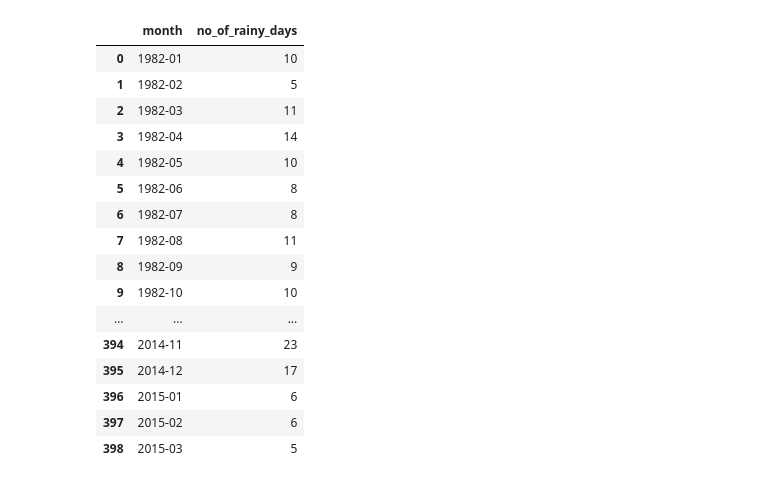
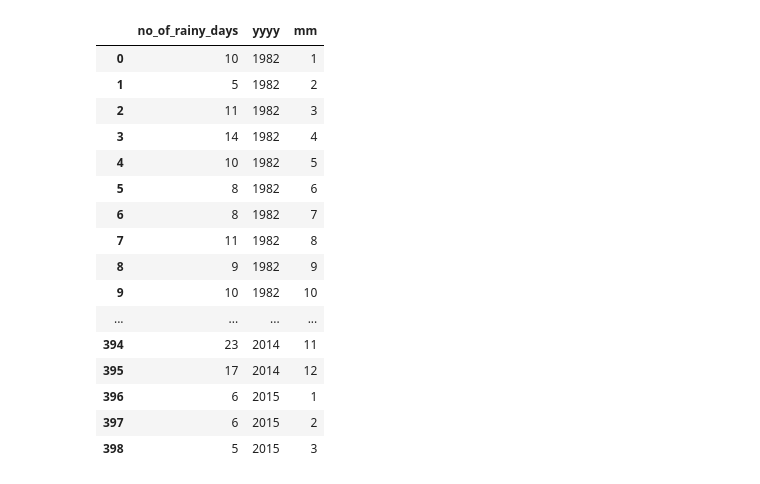
Before and after one commit to AlitheiaDeus/SiT_2301046, a Jupyter notebook: SE/ProblemChild.ipynb, the cells around one changed output. Saved outputs shown, nothing was run; the diff lists cells and outputs as text; code cells hidden in the pictures.

```diff
--- a/SE/ProblemChild.ipynb
+++ b/SE/ProblemChild.ipynb
@@ -9,22 +10,32 @@ pd.set_option('display.max_columns', None)
 # %%
 df = pd.read_csv('RainfallMonthlyNumberofRainDays.csv')
 
+# display(df)
+
+df[['yyyy', 'mm']] = df['month'].str.split('-', expand=True)
+
+del df['month']
+
+df['yyyy'] = df['yyyy'].astype(int)
+df['mm'] = df['mm'].astype(int)
+df['no_of_rainy_days'] = df['no_of_rainy_days'].astype(int)
+
 display(df)
 # %% [output]
-|  | month | no_of_rainy_days |
-| 0 | 1982-01 | 10 |
-| 1 | 1982-02 | 5 |
-| 2 | 1982-03 | 11 |
-| 3 | 1982-04 | 14 |
-| 4 | 1982-05 | 10 |
-| 5 | 1982-06 | 8 |
-| 6 | 1982-07 | 8 |
-| 7 | 1982-08 | 11 |
-| 8 | 1982-09 | 9 |
-| 9 | 1982-10 | 10 |
-| ... | ... | ... |
-| 394 | 2014-11 | 23 |
-| 395 | 2014-12 | 17 |
-| 396 | 2015-01 | 6 |
-| 397 | 2015-02 | 6 |
-| 398 | 2015-03 | 5 |
+|  | no_of_rainy_days | yyyy | mm |
+| 0 | 10 | 1982 | 1 |
+| 1 | 5 | 1982 | 2 |
+| 2 | 11 | 1982 | 3 |
+| 3 | 14 | 1982 | 4 |
+| 4 | 10 | 1982 | 5 |
+| 5 | 8 | 1982 | 6 |
+| 6 | 8 | 1982 | 7 |
+| 7 | 11 | 1982 | 8 |
+| 8 | 9 | 1982 | 9 |
+| 9 | 10 | 1982 | 10 |
+| ... | ... | ... | ... |
+| 394 | 23 | 2014 | 11 |
+| 395 | 17 | 2014 | 12 |
+| 396 | 6 | 2015 | 1 |
+| 397 | 6 | 2015 | 2 |
+| 398 | 5 | 2015 | 3 |
```
Also changed, not shown: parts of 4 cells of this notebook, 2 other files.
